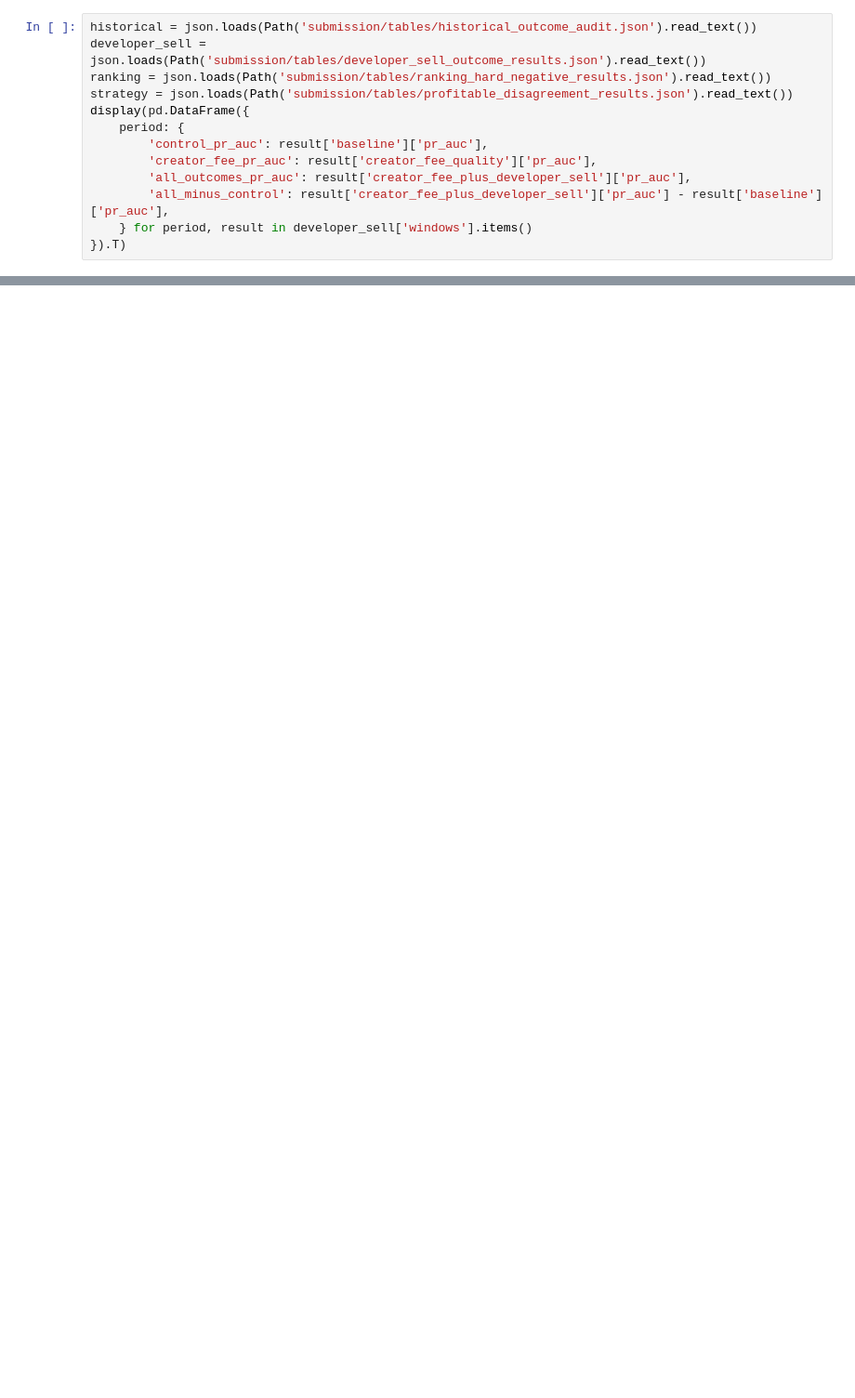
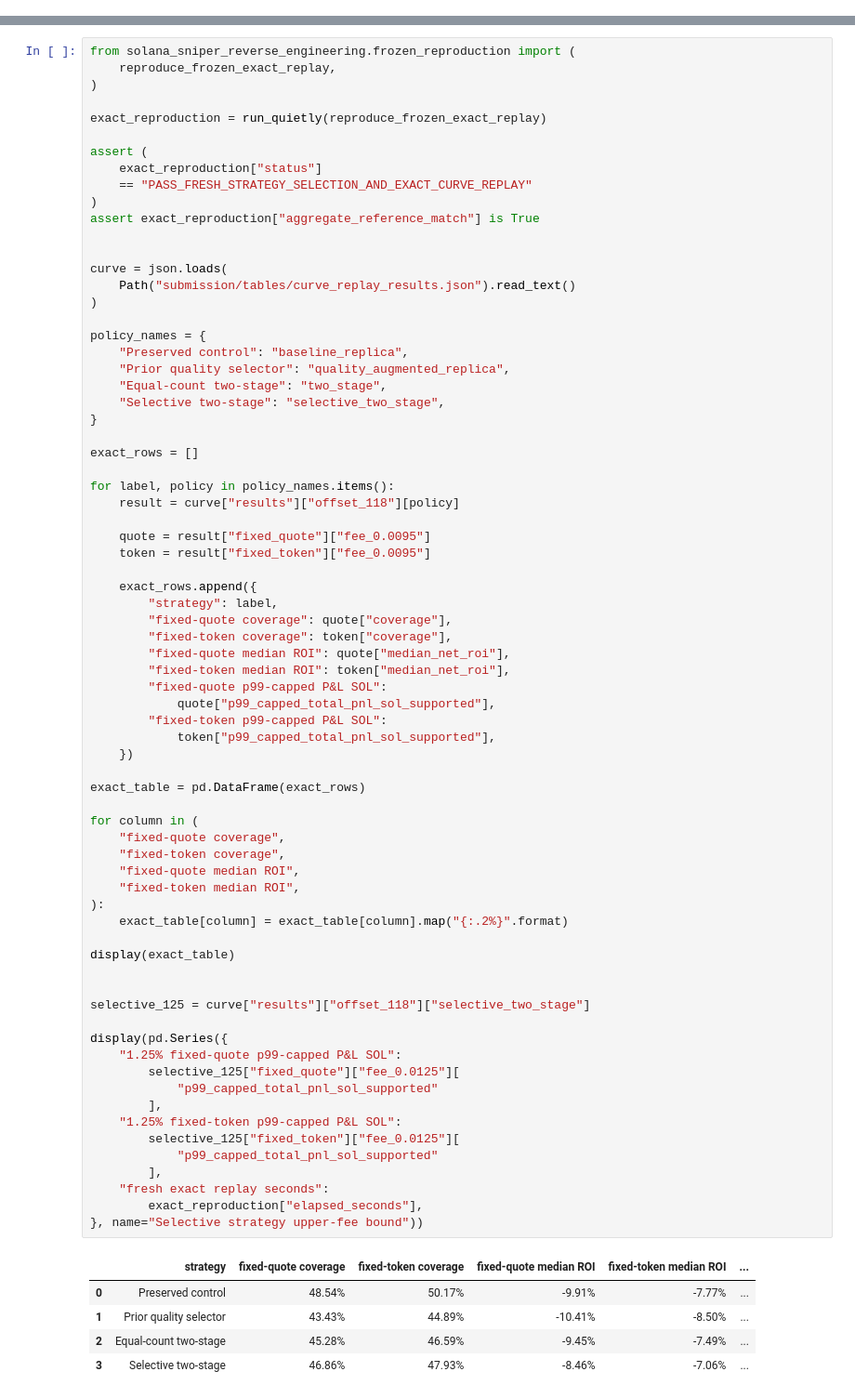
Before and after one commit to Kaizen256/solana-sniper-reverse-engineering, a Jupyter notebook: submission/final_notebook.ipynb, the cells around one changed output, grey strips where cells are left out. Shown at 93% size. Drawn from its saved outputs; the diff is of its cells as text; blank space fills up the shorter version.

Commit message:
Finalize Solana sniper reverse-engineering submission

```diff
--- a/submission/final_notebook.ipynb
+++ b/submission/final_notebook.ipynb
@@ -251,13 +0,0 @@ The control is preserved. New families are selected only from April/May chronolo
-# %%
-historical = json.loads(Path('submission/tables/historical_outcome_audit.json').read_text())
-developer_sell = json.loads(Path('submission/tables/developer_sell_outcome_results.json').read_text())
-ranking = json.loads(Path('submission/tables/ranking_hard_negative_results.json').read_text())
-strategy = json.loads(Path('submission/tables/profitable_disagreement_results.json').read_text())
-display(pd.DataFrame({
-    period: {
-        'control_pr_auc': result['baseline']['pr_auc'],
-        'creator_fee_pr_auc': result['creator_fee_quality']['pr_auc'],
-        'all_outcomes_pr_auc': result['creator_fee_plus_developer_sell']['pr_auc'],
-        'all_minus_control': result['creator_fee_plus_developer_sell']['pr_auc'] - result['baseline']['pr_auc'],
-    } for period, result in developer_sell['windows'].items()
-}).T)
@@ -395,0 +332,78 @@ The strongest stable policy signals are deploy spacing, a meaningful dev buy, a
+# %%
+from solana_sniper_reverse_engineering.frozen_reproduction import (
+    reproduce_frozen_exact_replay,
+)
+
+exact_reproduction = run_quietly(reproduce_frozen_exact_replay)
+
+assert (
+    exact_reproduction["status"]
+    == "PASS_FRESH_STRATEGY_SELECTION_AND_EXACT_CURVE_REPLAY"
+)
+assert exact_reproduction["aggregate_reference_match"] is True
+
+
+curve = json.loads(
+    Path("submission/tables/curve_replay_results.json").read_text()
+)
+
+policy_names = {
+    "Preserved control": "baseline_replica",
+    "Prior quality selector": "quality_augmented_replica",
+    "Equal-count two-stage": "two_stage",
+    "Selective two-stage": "selective_two_stage",
+}
+
+exact_rows = []
+
+for label, policy in policy_names.items():
+    result = curve["results"]["offset_118"][policy]
+
+    quote = result["fixed_quote"]["fee_0.0095"]
+    token = result["fixed_token"]["fee_0.0095"]
+
+    exact_rows.append({
+        "strategy": label,
+        "fixed-quote coverage": quote["coverage"],
+        "fixed-token coverage": token["coverage"],
+        "fixed-quote median ROI": quote["median_net_roi"],
+        "fixed-token median ROI": token["median_net_roi"],
+        "fixed-quote p99-capped P&L SOL":
+            quote["p99_capped_total_pnl_sol_supported"],
+        "fixed-token p99-capped P&L SOL":
+            token["p99_capped_total_pnl_sol_supported"],
+    })
+
+exact_table = pd.DataFrame(exact_rows)
+
+for column in (
+    "fixed-quote coverage",
+    "fixed-token coverage",
+    "fixed-quote median ROI",
+    "fixed-token median ROI",
+):
+    exact_table[column] = exact_table[column].map("{:.2%}".format)
+
+display(exact_table)
+
+
+selective_125 = curve["results"]["offset_118"]["selective_two_stage"]
+
+display(pd.Series({
+    "1.25% fixed-quote p99-capped P&L SOL":
+        selective_125["fixed_quote"]["fee_0.0125"][
+            "p99_capped_total_pnl_sol_supported"
+        ],
+    "1.25% fixed-token p99-capped P&L SOL":
+        selective_125["fixed_token"]["fee_0.0125"][
+            "p99_capped_total_pnl_sol_supported"
+        ],
+    "fresh exact replay seconds":
+        exact_reproduction["elapsed_seconds"],
+}, name="Selective strategy upper-fee bound"))
+# %% [output]
+|  | strategy | fixed-quote coverage | fixed-token coverage | fixed-quote median ROI | fixed-token median ROI | ... |
+| 0 | Preserved control | 48.54% | 50.17% | -9.91% | -7.77% | ... |
+| 1 | Prior quality selector | 43.43% | 44.89% | -10.41% | -8.50% | ... |
+| 2 | Equal-count two-stage | 45.28% | 46.59% | -9.45% | -7.49% | ... |
+| 3 | Selective two-stage | 46.86% | 47.93% | -8.46% | -7.06% | ... |
```
Also changed, not shown: parts of 48 cells of this notebook, 56 other files.
